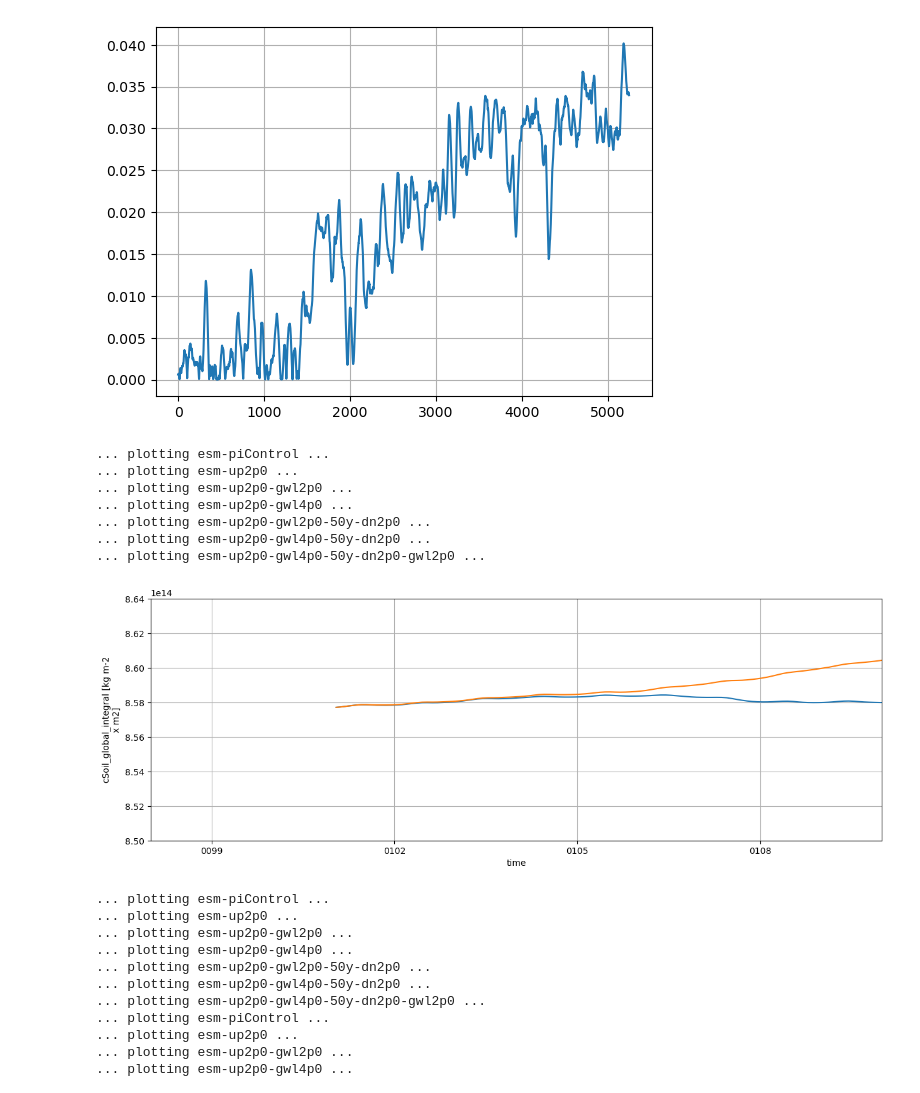
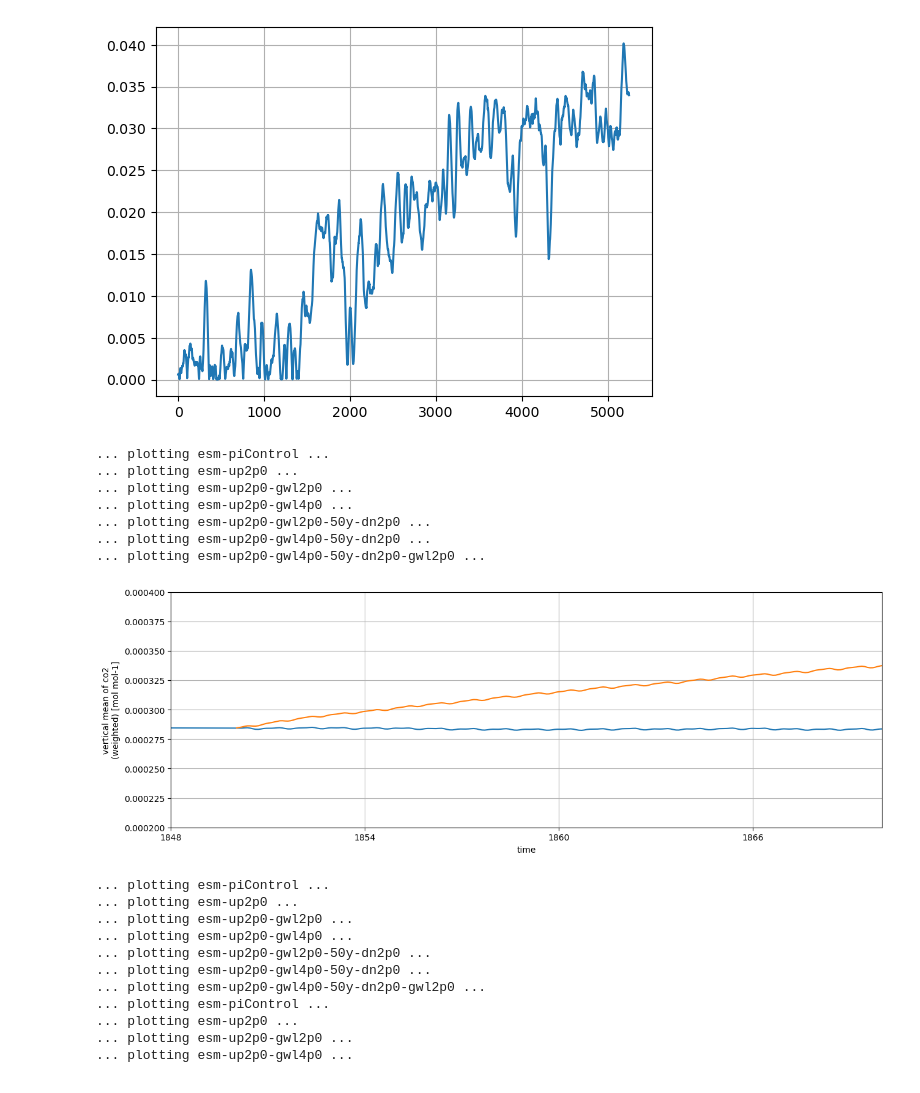
Before and after one commit to eikekoehn/TIPMIP_carbon_cycle, a Jupyter notebook: 01_postprocessing/calc_time_series_of_global_statistic.ipynb, the cells around one changed output. Saved outputs shown, nothing was run; the diff lists cells and outputs as text; code cells hidden in the pictures.

```diff
--- a/01_postprocessing/calc_time_series_of_global_statistic.ipynb
+++ b/01_postprocessing/calc_time_series_of_global_statistic.ipynb
@@ -69,11 +69,11 @@ varias = [
     #'cLand',
     #'cLitter',
     #'co2',
-    'co2s',
+    #'co2s',
     #'co2mass',
     #'cSoil',
     #'cVeg',
-    #'dissic',
+    'dissic',
     #'epc100',
     #'fco2antt',
     #'fgco2',
@@ -89,4 +89,4 @@ varias = [
-models = ['EC-Earth3-ESM-1']#['UKESM1-2']#['ACCESS-ESM1-5']#['MIROC-ES2L']##['EC-Earth3-ESM-1']#['GISSE2.1-G-CC2']#['MIROC-ES2L']#['EC-Earth3-ESM-1']#['CESM2']#['EC-Earth3-ESM-1']#['UKESM1-2']#['ACCESS-ESM1-5']#['GISSE2.1-G-CC2']#['CESM2']#['UKESM1-2']#['EC-Earth3-ESM-1']#,['EC-Earth3-ESM-1']#['UKESM1-2']#['MIROC-ES2L']##['ACCESS-ESM1-5']#['EC-Earth3-ESM-1'] #['CESM2']#['NorESM2-LM']#['IPSL-CM6-ESMCO2']#['GFDL-ESM2M']#['NorESM2-LM']#['IPSL-CM6-ESMCO2']#['NorESM2-LM']#['CESM2']#['GISSE2.1-G-CC2']#['NorESM2-LM']#['CESM2']#['UKESM1-2']#['EC-Earth3-ESM-1']#['IPSL-CM6-ESMCO2']#['NorESM2-LM']##['GISSE2.1-G-CC2']#['CESM2']#['ACCESS-ESM1-5'] #['ACCESS-ESM1-5']#['IPSL-CM6-ESMCO2']#['NorESM2-LM']#['IPSL-CM6-ESMCO2','NorESM2-LM','GFDL-ESM2M']#['MIROC-ES2L'] ['IPSL-CM6-ESMCO2']#['UKESM1-2']#['IPSL-CM6-ESMCO2']#['IPSL-CM6-ESMCO2']#[]#['GISSE2.1-G-CC2']#['EC-Earth3-ESM-1']#,'UKESM1-2']#['NorESM2-LM']#['GFDL-ESM2M']#['IPSL-CM6-ESMCO2']#['UKESM1-2']#['IPSL-CM6-ESMCO2','NorESM2-LM','GFDL-ESM2M'] # ,
+models = ['IPSL-CM6-ESMCO2']#['GFDL-ESM2M']#['NorESM2-LM']#['IPSL-CM6-ESMCO2']#['EC-Earth3-ESM-1']#['UKESM1-2']#['ACCESS-ESM1-5']#['MIROC-ES2L']##['EC-Earth3-ESM-1']#['GISSE2.1-G-CC2']#['MIROC-ES2L']#['EC-Earth3-ESM-1']#['CESM2']#['EC-Earth3-ESM-1']#['UKESM1-2']#['ACCESS-ESM1-5']#['GISSE2.1-G-CC2']#['CESM2']#['UKESM1-2']#['EC-Earth3-ESM-1']#,['EC-Earth3-ESM-1']#['UKESM1-2']#['MIROC-ES2L']##['ACCESS-ESM1-5']#['EC-Earth3-ESM-1'] #['CESM2']#['NorESM2-LM']#['IPSL-CM6-ESMCO2']#['NorESM2-LM']#['IPSL-CM6-ESMCO2']#['NorESM2-LM']#['CESM2']#['GISSE2.1-G-CC2']#['NorESM2-LM']#['CESM2']#['UKESM1-2']#['EC-Earth3-ESM-1']#['IPSL-CM6-ESMCO2']#['NorESM2-LM']##['GISSE2.1-G-CC2']#['CESM2']#['ACCESS-ESM1-5'] #['ACCESS-ESM1-5']#['IPSL-CM6-ESMCO2']#['NorESM2-LM']#['IPSL-CM6-ESMCO2','NorESM2-LM','GFDL-ESM2M']#['MIROC-ES2L'] ['IPSL-CM6-ESMCO2']#['UKESM1-2']#['IPSL-CM6-ESMCO2']#['IPSL-CM6-ESMCO2']#[]#['GISSE2.1-G-CC2']#['EC-Earth3-ESM-1']#,'UKESM1-2']#['NorESM2-LM']#['GFDL-ESM2M']#['IPSL-CM6-ESMCO2']#['UKESM1-2']#['IPSL-CM6-ESMCO2','NorESM2-LM','GFDL-ESM2M'] # ,
 runs = pruns.get_run_list('tipmip_tier1')#[:3]#[3:4]#[:1]#[-1:]#[-2:]#[-2:]#[2:]#[-1:]#[:1]#[5:]#[1:]#[:-1]#[:1]#[-1:]#[:1]#[:1]#[1:]#[-1:] #
 
 #server='spirit'#'levante'#'spirit'#
@@ -94,6 +94,22 @@ runs = pruns.get_run_list('tipmip_tier1')#[:3]#[3:4]#[:1]#[-1:]#[-2:]#[-2:]#[2:]
 outroot = './../04_processed_data/global_time_series' # 04_processed_data
 
 model_dict = pmods.get_model_dict('all')
+
+choose_depth_slice_range = False
+zmin=100
+zmax=600
+
+def mask_thickness_weights(weights,zmin=100,zmax=1000):
+    weights = xr.where(
+        bottom <= zmin,
+        0,
+        xr.where(
+            top >= zmax,
+            0,
+            xr.minimum(bottom, zmax) - xr.maximum(top, zmin)
+        )
+    )
+    return weights
 # %% [markdown]
 ## 2) loop over models and runs to do the computation, plotting and saving
 # %%
@@ -520,31 +479,31 @@ plt.grid()
 # %%
 fig, ax = plt.subplots(figsize=(15,5))
 for key in global_stats.keys():
     print(f'... plotting {key} ...')
     global_stats[key][namer].plot(ax=ax)
 plt.xlim(
-    cftime.DatetimeGregorian(98, 1, 1),
-    cftime.DatetimeGregorian(110, 1, 1),
+    cftime.DatetimeGregorian(1848, 1, 1),
+    cftime.DatetimeGregorian(1870, 1, 1),
 )
 #plt.xlim(
 #    cftime.DatetimeGregorian(1850, 1, 1),
 #    cftime.DatetimeGregorian(1865, 1, 1),
 #)
 #plt.ylim(-3,-2.9)
 #plt.ylim(-5.25,-5.19)
-#plt.ylim(0.0002,0.0004)
-plt.ylim(8.5e14,8.64e14)
+plt.ylim(0.0002,0.0004)
+#plt.ylim(8.5e14,8.64e14)
 plt.grid()
 plt.show()
 # %% [output]
 ... plotting esm-piControl ...
 ... plotting esm-up2p0 ...
 ... plotting esm-up2p0-gwl2p0 ...
 ... plotting esm-up2p0-gwl4p0 ...
 ... plotting esm-up2p0-gwl2p0-50y-dn2p0 ...
 ... plotting esm-up2p0-gwl4p0-50y-dn2p0 ...
 ... plotting esm-up2p0-gwl4p0-50y-dn2p0-gwl2p0 ...
-[figure, old version]
+[figure, new version]
 # %%
 fig, ax = plt.subplots(2,3,figsize=(15,10))
 for axi in ax.flat:
```
Also changed, not shown: parts of 2 cells of this notebook, 1 other file.
